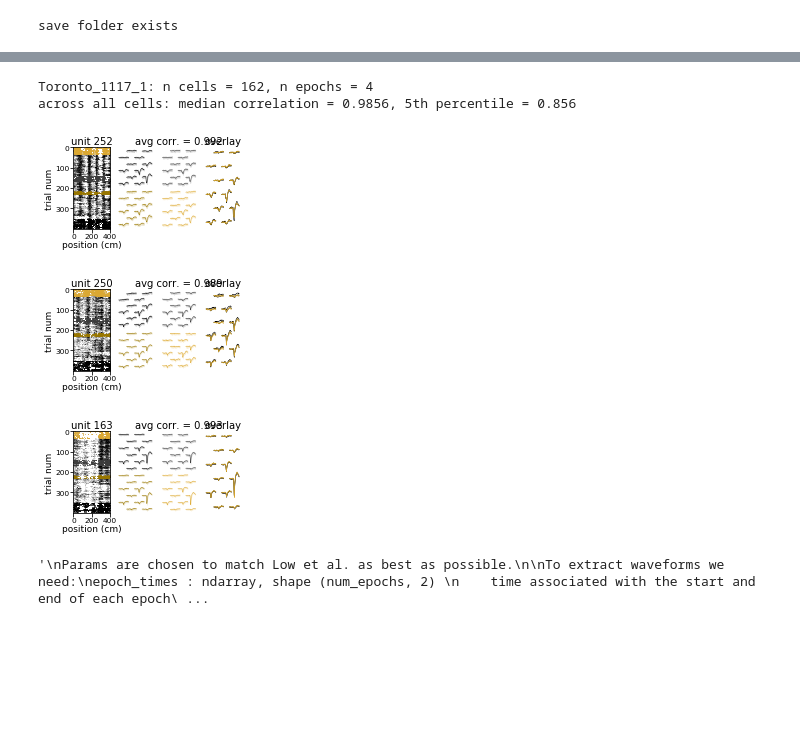
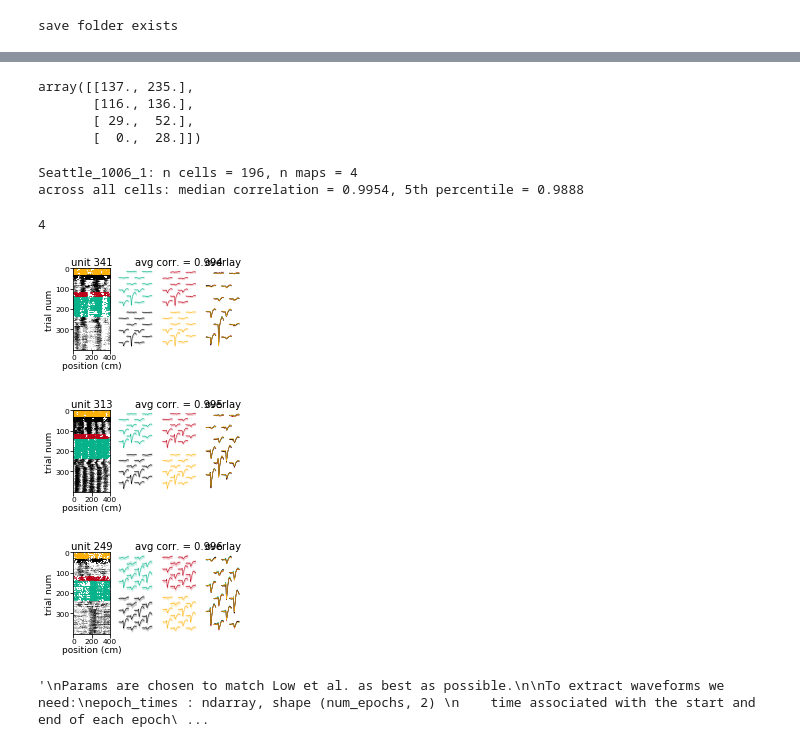
Before and after one commit to ahwillia/rnn_remapping_paper, a Jupyter notebook: fig6_multimap_neural/get_waveforms.ipynb, the cells around one changed output, grey strips where cells are left out. Saved outputs shown, nothing was run; the diff lists cells and outputs as text; code cells hidden in the pictures; blank space fills up the shorter version.

Commit message:
chose better epochs

```diff
--- a/fig6_multimap_neural/get_waveforms.ipynb
+++ b/fig6_multimap_neural/get_waveforms.ipynb
@@ -159,13 +225,20 @@ channels = np.zeros(cells.shape[0])
 for i, y in enumerate(depth):
     channels[i] = 3 + np.argmin(np.abs(channel_depths - y))
 d['cell_channels'] = channels.astype(int)
+# %%
+epoch_trials = d['epoch_trials']
+epoch_trials
+# %% [output]
+array([[137., 235.],
+       [116., 136.],
+       [ 29.,  52.],
+       [  0.,  28.]])
 # %%
 ''' compare waveforms across maps '''
 waveform_avg = d['waveform_avg'].copy()
 waveform_std = d['waveform_std'].copy()
 n_epochs, n_cells, n_channels, n_samples = waveform_avg.shape
-n_pairs = n_epochs//2
-print(f'{session_ID}: n cells = {n_cells}, n epochs = {n_epochs}')
+print(f'{session_ID}: n cells = {n_cells}, n maps = {n_epochs}')
 
 # for each cell, grab the avg waveforms for just the 20 best channels
 cell_channels = d['cell_channels'].copy()
@@ -180,16 +253,12 @@ for i, ch in enumerate(cell_channels):
 
 # compute correlation for flattened vectors
 avg_corr = np.zeros(n_cells)
-for p in range(n_pairs):
-    i = 2*p
-    flat_wf_avg_pre = np.reshape(wf_avg[i, :, :, :], (n_cells, -1))
-    flat_wf_avg_post = np.reshape(wf_avg[i+1, :, :, :], (n_cells, -1))
-    flat_wf_avg = np.row_stack((flat_wf_avg_pre, flat_wf_avg_post))
-    corr_vec = np.abs(pdist(flat_wf_avg, 'correlation')-1)
-    correlations = np.diagonal(squareform(corr_vec), offset=n_cells)
-    avg_corr += correlations
-avg_corr = avg_corr[~np.isnan(avg_corr)]
-avg_corr = avg_corr/n_pairs
+flat_wf_avg = np.reshape(wf_avg, (n_epochs, n_cells, -1))
+avg_corr = np.full(n_cells, np.nan)
+for c in range(n_cells):
+    cell_wf_avg = flat_wf_avg[:, c, :]
+    corr_vec = np.abs(pdist(cell_wf_avg, 'correlation')-1)
+    avg_corr[c] = np.nanmean(corr_vec)
 
 # get quartiles and median
 pct_5 = np.percentile(avg_corr, 5)
@@ -199,16 +268,20 @@ med_corr = np.median(avg_corr)
 d['correlations'] = avg_corr
 print(f'across all cells: median correlation = {med_corr:.4}, 5th percentile = {pct_5:.4}')
 # %% [output]
-Toronto_1117_1: n cells = 162, n epochs = 4
-across all cells: median correlation = 0.9856, 5th percentile = 0.856
+Seattle_1006_1: n cells = 196, n maps = 4
+across all cells: median correlation = 0.9954, 5th percentile = 0.9888
-# %%
-''' plot example rasters and waveforms '''
-waveform_colors = np.asarray([[0, 0, 0, 255], [60, 60, 60, 255], [120, 120, 120, 255], # grayscale
-                             [153, 119, 0, 255], [221, 170, 51, 255], [238, 204, 102, 255]]) # yellows
-waveform_colors = waveform_colors/255
-waveform_colors = list(waveform_colors)
-for i, c in enumerate(waveform_colors):
-    waveform_colors[i] = tuple(c)
+# %%
+''' plot example rasters and waveforms '''
+c1 = 'xkcd:scarlet'
+c2 = 'xkcd:green blue'
+c3 = 'k'
+c4 = 'xkcd:saffron'
+wf_colors = [c2, c1, c3, c4]
+# %%
+ex_trials = d['epoch_trials']
+ex_trials.shape[0]
+# %% [output]
+4
 # %%
 for c_id in cell_ids:
     # data params
@@ -225,7 +298,8 @@ for c_id in cell_ids:
     # plotting params
     gs = gridspec.GridSpec(2, n_pairs+2, wspace=0.2, hspace=0)
     f = plt.figure(figsize=((n_pairs)*1.5, 1.5))
-    wf_colors = waveform_colors[:n_pairs] + waveform_colors[3:3+n_pairs]
+    if n_epochs == 3:
+        wf_colors = [c2, c1, c3]
     assert len(wf_colors) == n_epochs
     PT_SIZE = 0.6
 
@@ -264,36 +338,36 @@ for c_id in cell_ids:
         ax0.scatter(A[:, 0][sdx][trial_idx], A[:, 2][sdx][trial_idx],
                    color=wf_colors[i], lw=0, s=PT_SIZE, alpha=0.8)
     ax0.set_xlim([0, 400])
     ylim_ax = [0, max_trial]
     ax0.set_ylim(ylim_ax[::-1])
     ax0.set_yticks(np.arange(0, max_trial, 100))
     ax0.set_xticks([0, 200, 400])
     ax0.set_title('unit {}'.format(c_id), fontsize=10, pad=3)
     ax0.tick_params(which='major', labelsize=7.5, pad=0.5)
     ax0.set_xlabel('position (cm)', fontsize=9, labelpad=1)
     ax0.set_ylabel('trial num', fontsize=9, labelpad=1)
 
     # plot example waveforms
     ax2 = plt.subplot(gs[:, n_pairs+1])
     for i in range(n_epochs):
         if i < n_pairs:
             ax1 = plt.subplot(gs[0, i+1])
         else:
             ax1 = plt.subplot(gs[1, i-n_pairs+1])
         fig6_plots.plot_waveforms(d, c_id, i, ax1, wf_colors[i])
         fig6_plots.plot_waveforms(d, c_id, i, ax2, wf_colors[i], plot_std=False)
         if i == n_pairs//2:
             ax1.set_title('avg corr. = {}'.format(np.round(avg_corr[cdx], 3)),
                           fontsize=10, pad=3, )
     ax2.tick_params(which='major', labelsize=7.5, pad=0.5)
     ax2.set_title('overlay', fontsize=10, pad=3)
 
     f.savefig(f'{save_folder}{session_ID}_example_cell_{c_id}.png', dpi=400, bbox_inches='tight')
     plt.show()
 # %% [output]
-[figure, old version]
+[figure, new version]
-[figure, old version]
+[figure, new version]
-[figure, old version]
+[figure, new version]
 # %%
 '''
 Params are chosen to match Low et al. as best as possible.
```
Also changed, not shown: parts of 10 cells of this notebook, 3 other files.
